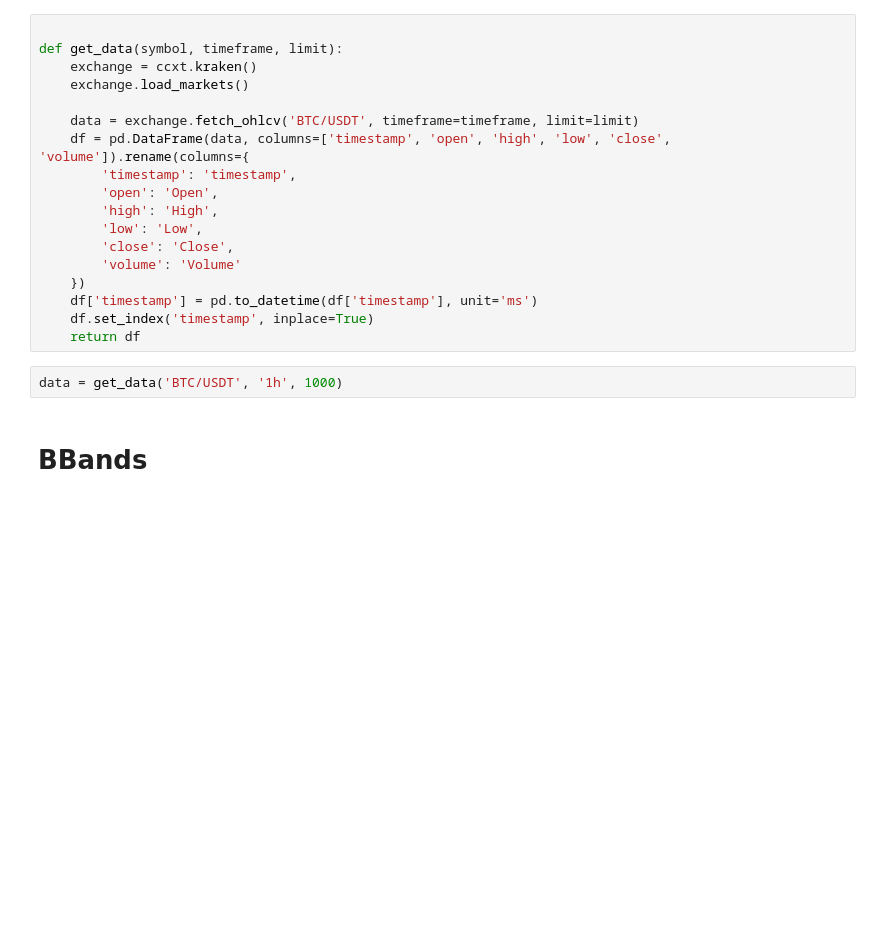
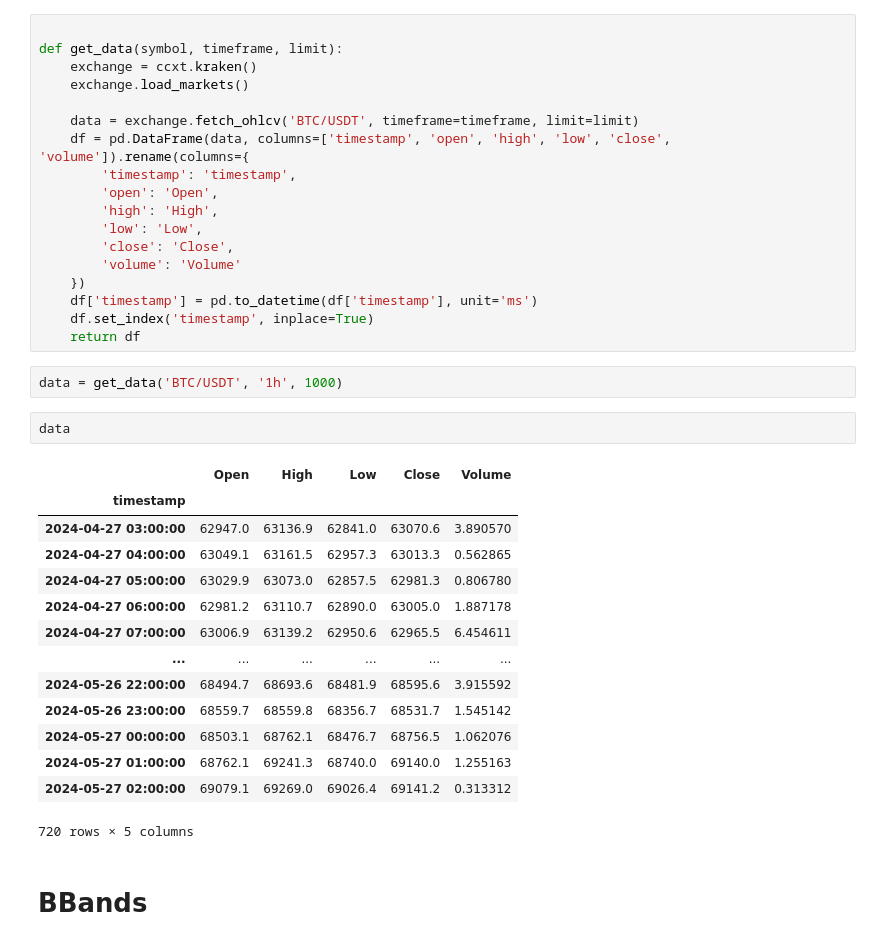
Before and after one commit to Esther-Yang9/Quant_Projects, a Jupyter notebook: Tutorial 5/strategy_mean reversion.ipynb, the cells around one changed output. Cells and saved outputs as stored; diff of their text form; blank space fills up the shorter version.

```diff
--- a/Tutorial 5/strategy_mean reversion.ipynb
+++ b/Tutorial 5/strategy_mean reversion.ipynb
@@ -30,6 +30,23 @@ def get_data(symbol, timeframe, limit):
     return df
 # %%
 data = get_data('BTC/USDT', '1h', 1000)
+# %%
+data
+# %% [output]
+|  | Open | High | Low | Close | Volume |
+| timestamp |  |  |  |  |  |
+| 2024-04-27 03:00:00 | 62947.0 | 63136.9 | 62841.0 | 63070.6 | 3.890570 |
+| 2024-04-27 04:00:00 | 63049.1 | 63161.5 | 62957.3 | 63013.3 | 0.562865 |
+| 2024-04-27 05:00:00 | 63029.9 | 63073.0 | 62857.5 | 62981.3 | 0.806780 |
+| 2024-04-27 06:00:00 | 62981.2 | 63110.7 | 62890.0 | 63005.0 | 1.887178 |
+| 2024-04-27 07:00:00 | 63006.9 | 63139.2 | 62950.6 | 62965.5 | 6.454611 |
+| ... | ... | ... | ... | ... | ... |
+| 2024-05-26 22:00:00 | 68494.7 | 68693.6 | 68481.9 | 68595.6 | 3.915592 |
+| 2024-05-26 23:00:00 | 68559.7 | 68559.8 | 68356.7 | 68531.7 | 1.545142 |
+| 2024-05-27 00:00:00 | 68503.1 | 68762.1 | 68476.7 | 68756.5 | 1.062076 |
+| 2024-05-27 01:00:00 | 68762.1 | 69241.3 | 68740.0 | 69140.0 | 1.255163 |
+| 2024-05-27 02:00:00 | 69079.1 | 69269.0 | 69026.4 | 69141.2 | 0.313312 |
+720 rows × 5 columns
 # %% [markdown]
 # BBands
 # %%
```
Also changed, not shown: parts of 6 cells of this notebook, 2 other files.
